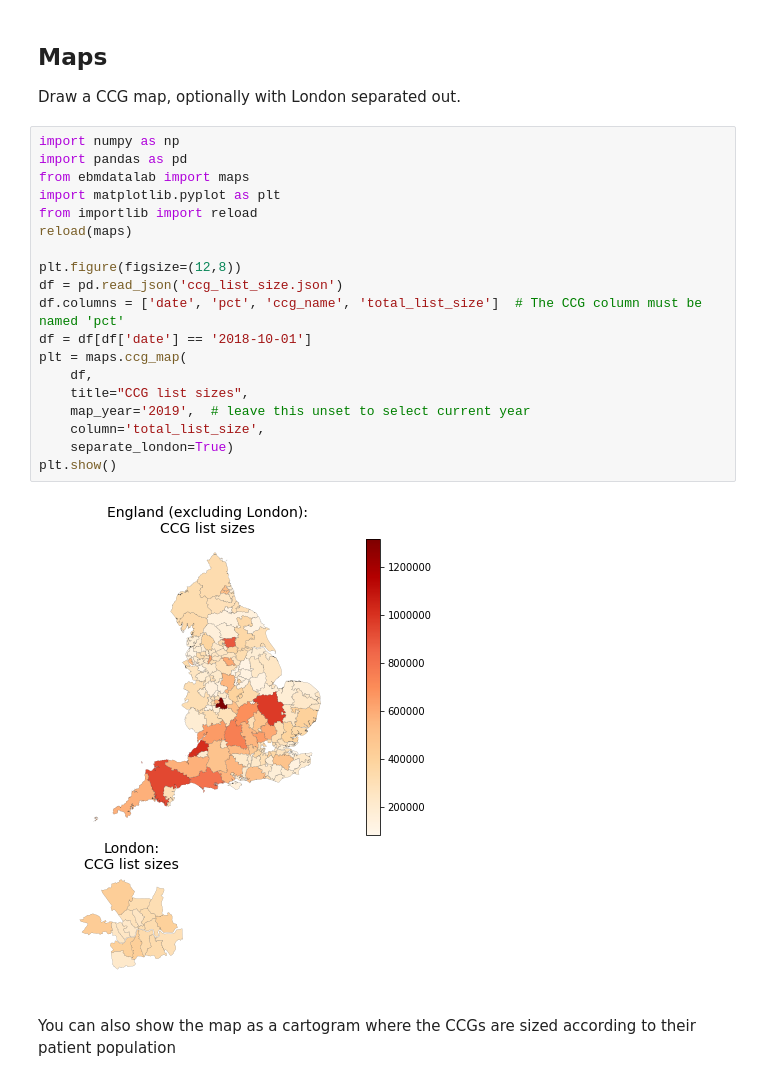
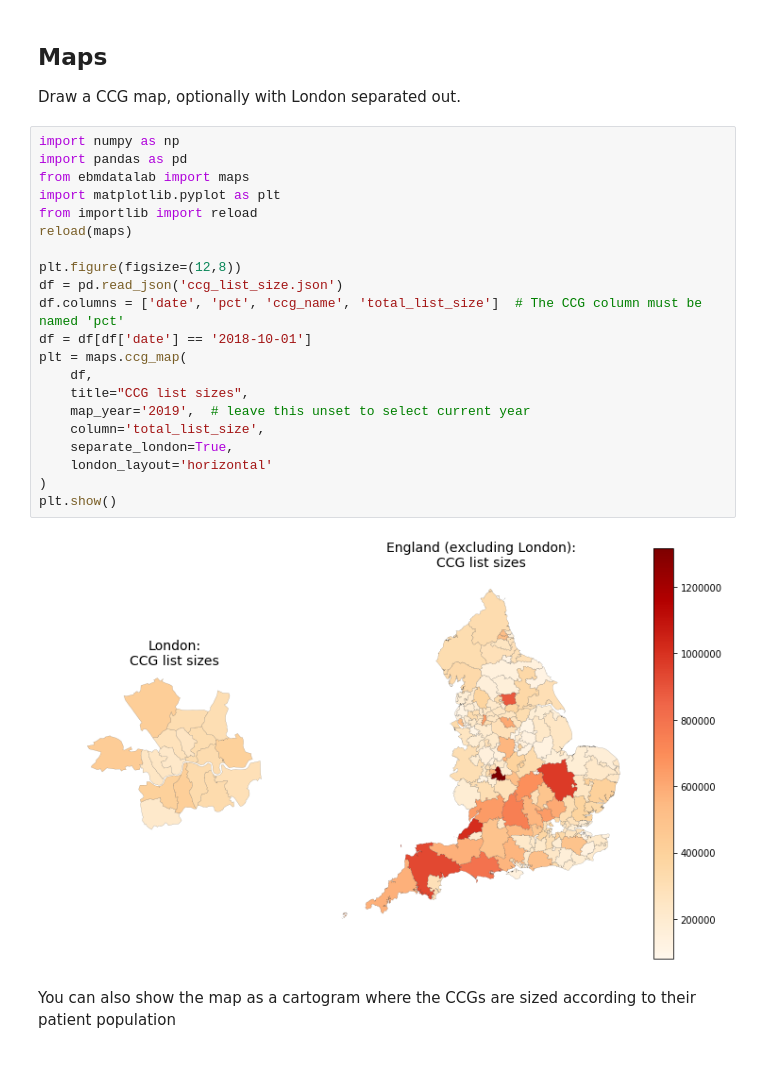
Before and after one commit to ebmdatalab/datalab-pandas, a Jupyter notebook: examples/charts.ipynb, the cells around one changed output. Saved outputs shown, nothing was run; the diff lists cells and outputs as text.

Commit message:
Add a layout option for london breakout in maps

```diff
--- a/examples/charts.ipynb
+++ b/examples/charts.ipynb
@@ -5,24 +5,26 @@ Draw a CCG map, optionally with London separated out.
 # %%
 import numpy as np
 import pandas as pd
 from ebmdatalab import maps
 import matplotlib.pyplot as plt
 from importlib import reload
 reload(maps)
 
 plt.figure(figsize=(12,8))
 df = pd.read_json('ccg_list_size.json')
 df.columns = ['date', 'pct', 'ccg_name', 'total_list_size']  # The CCG column must be named 'pct'
 df = df[df['date'] == '2018-10-01']
 plt = maps.ccg_map(
     df,
     title="CCG list sizes",
     map_year='2019',  # leave this unset to select current year
     column='total_list_size',
-    separate_london=True)
+    separate_london=True,
+    london_layout='horizontal'
+)
 plt.show()
 # %% [output]
-[figure, old version]
+[figure, new version]
 # %% [markdown]
 You can also show the map as a cartogram where the CCGs are sized according to their patient population
 # %%
```
Also changed, not shown: 2 other files.
